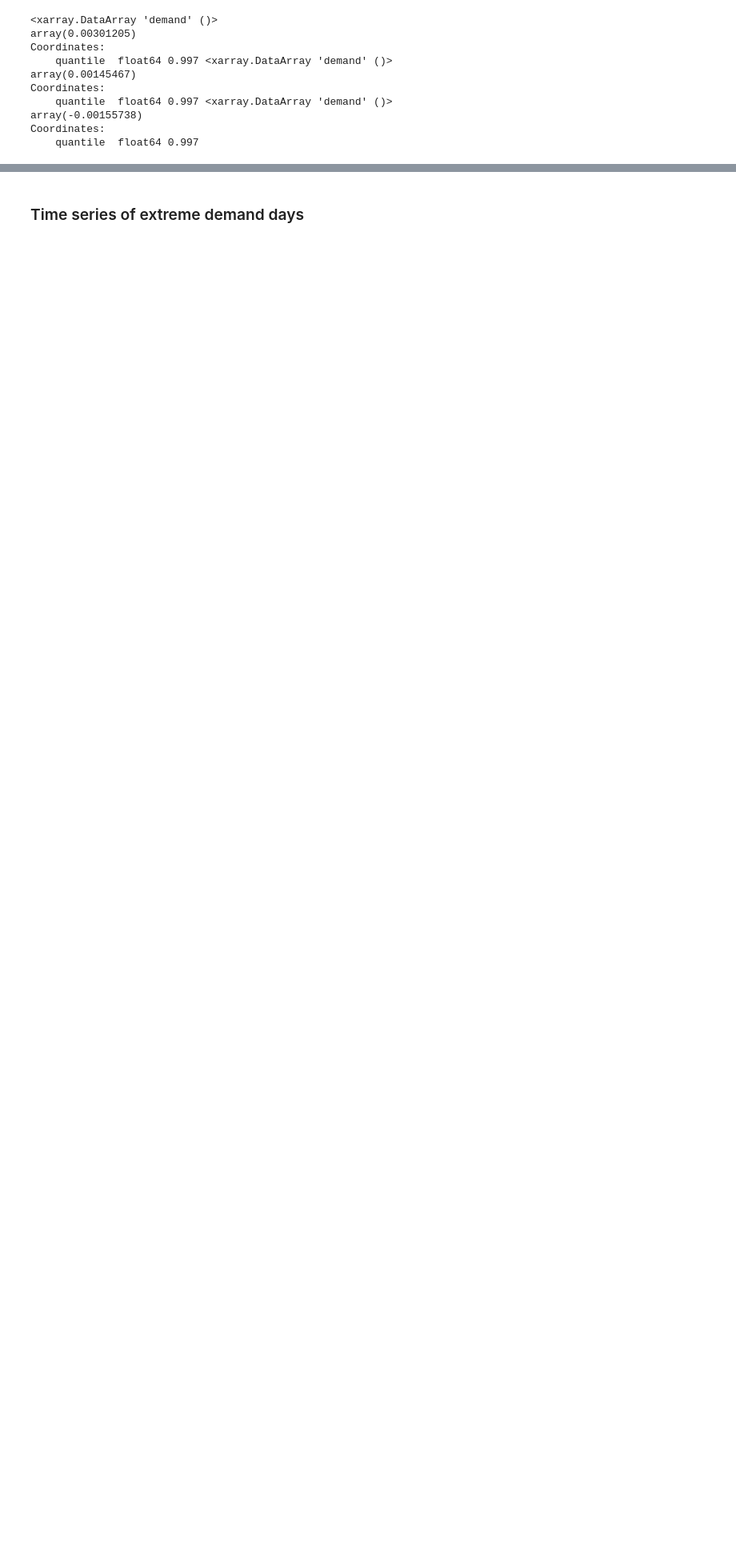
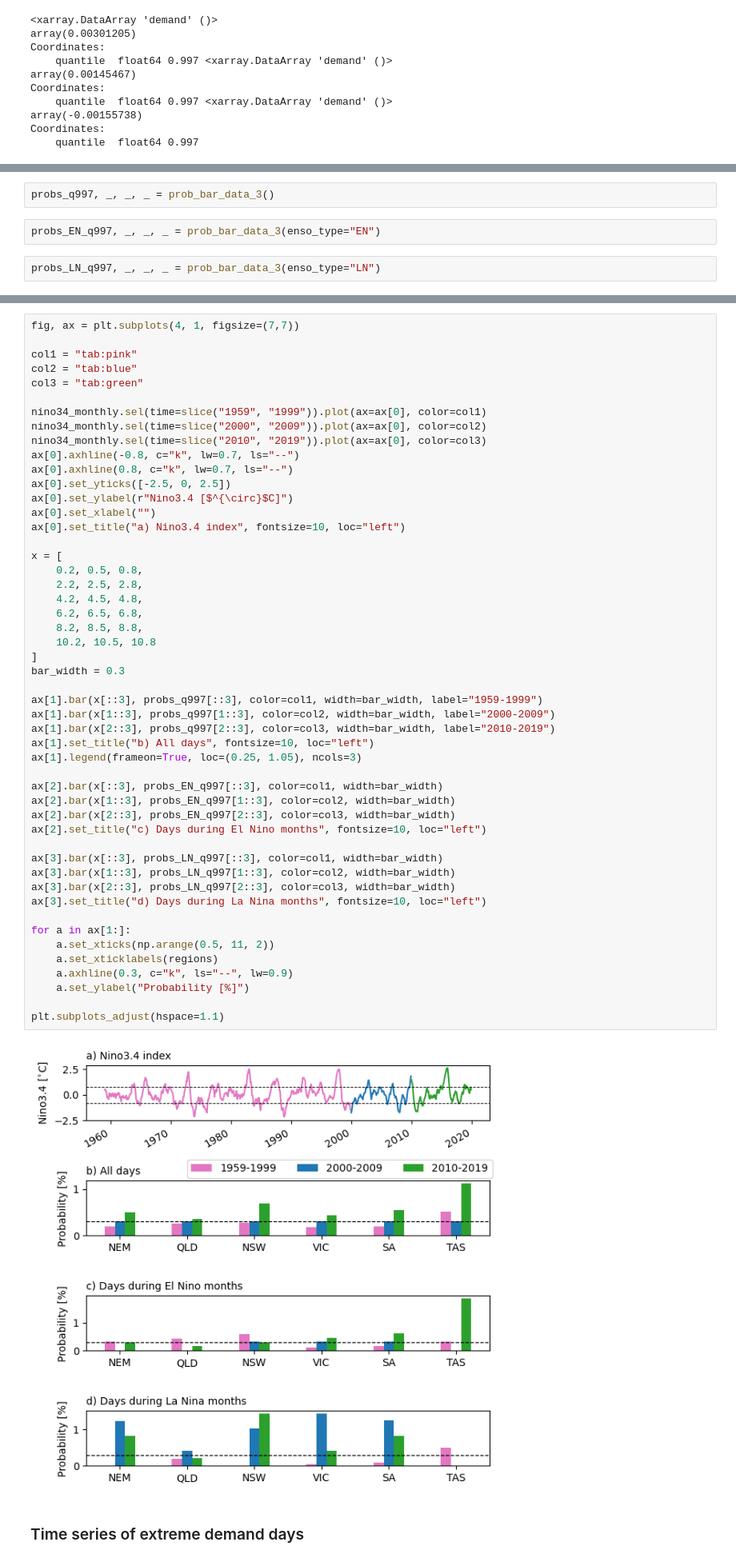
Before and after one commit to dougrichardson/demand_model, a Jupyter notebook: 17_analyse_detrended_NEM_ERA5.ipynb, the cells around one changed output, grey strips where cells are left out. Shown at 80% size. Cells and saved outputs as stored; diff of their text form; blank space fills up the shorter version.

Commit message:
Extreme exceedances/ENSO barplot

```diff
--- a/17_analyse_detrended_NEM_ERA5.ipynb
+++ b/17_analyse_detrended_NEM_ERA5.ipynb
@@ -703,0 +763,6 @@ plt.subplots_adjust(hspace=1.1)
+# %%
+probs_q997, _, _, _ = prob_bar_data_3()
+# %%
+probs_EN_q997, _, _, _ = prob_bar_data_3(enso_type="EN")
+# %%
+probs_LN_q997, _, _, _ = prob_bar_data_3(enso_type="LN")
@@ -704,3 +776,55 @@ plt.subplots_adjust(hspace=1.1)
+# %%
+fig, ax = plt.subplots(4, 1, figsize=(7,7))
+
+col1 = "tab:pink"
+col2 = "tab:blue"
+col3 = "tab:green"
+
+nino34_monthly.sel(time=slice("1959", "1999")).plot(ax=ax[0], color=col1)
+nino34_monthly.sel(time=slice("2000", "2009")).plot(ax=ax[0], color=col2)
+nino34_monthly.sel(time=slice("2010", "2019")).plot(ax=ax[0], color=col3)
+ax[0].axhline(-0.8, c="k", lw=0.7, ls="--")
+ax[0].axhline(0.8, c="k", lw=0.7, ls="--")
+ax[0].set_yticks([-2.5, 0, 2.5])
+ax[0].set_ylabel(r"Nino3.4 [$^{\circ}$C]")
+ax[0].set_xlabel("")
+ax[0].set_title("a) Nino3.4 index", fontsize=10, loc="left")
+
+x = [
+    0.2, 0.5, 0.8,
+    2.2, 2.5, 2.8,
+    4.2, 4.5, 4.8,
+    6.2, 6.5, 6.8,
+    8.2, 8.5, 8.8,
+    10.2, 10.5, 10.8
+]
+bar_width = 0.3
+
+ax[1].bar(x[::3], probs_q997[::3], color=col1, width=bar_width, label="1959-1999")
+ax[1].bar(x[1::3], probs_q997[1::3], color=col2, width=bar_width, label="2000-2009")
+ax[1].bar(x[2::3], probs_q997[2::3], color=col3, width=bar_width, label="2010-2019")
+ax[1].set_title("b) All days", fontsize=10, loc="left")
+ax[1].legend(frameon=True, loc=(0.25, 1.05), ncols=3)
+
+ax[2].bar(x[::3], probs_EN_q997[::3], color=col1, width=bar_width)
+ax[2].bar(x[1::3], probs_EN_q997[1::3], color=col2, width=bar_width)
+ax[2].bar(x[2::3], probs_EN_q997[2::3], color=col3, width=bar_width)
+ax[2].set_title("c) Days during El Nino months", fontsize=10, loc="left")
+
+ax[3].bar(x[::3], probs_LN_q997[::3], color=col1, width=bar_width)
+ax[3].bar(x[1::3], probs_LN_q997[1::3], color=col2, width=bar_width)
+ax[3].bar(x[2::3], probs_LN_q997[2::3], color=col3, width=bar_width)
+ax[3].set_title("d) Days during La Nina months", fontsize=10, loc="left")
+
+for a in ax[1:]:
+    a.set_xticks(np.arange(0.5, 11, 2))
+    a.set_xticklabels(regions)
+    a.axhline(0.3, c="k", ls="--", lw=0.9)
+    a.set_ylabel("Probability [%]")
+
+plt.subplots_adjust(hspace=1.1)
+# %% [output]
+[figure, added]
 # %% [markdown]
 ### Time series of extreme demand days
 # %%
```
Also changed, not shown: parts of 6 cells of this notebook.
